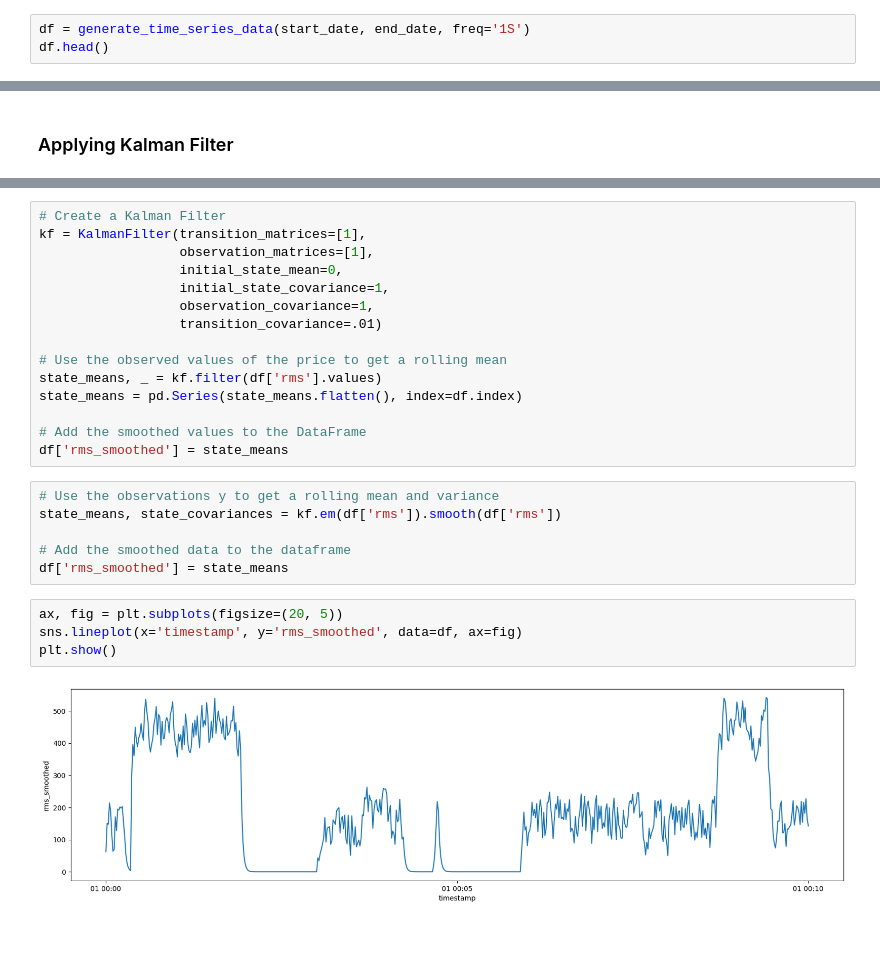
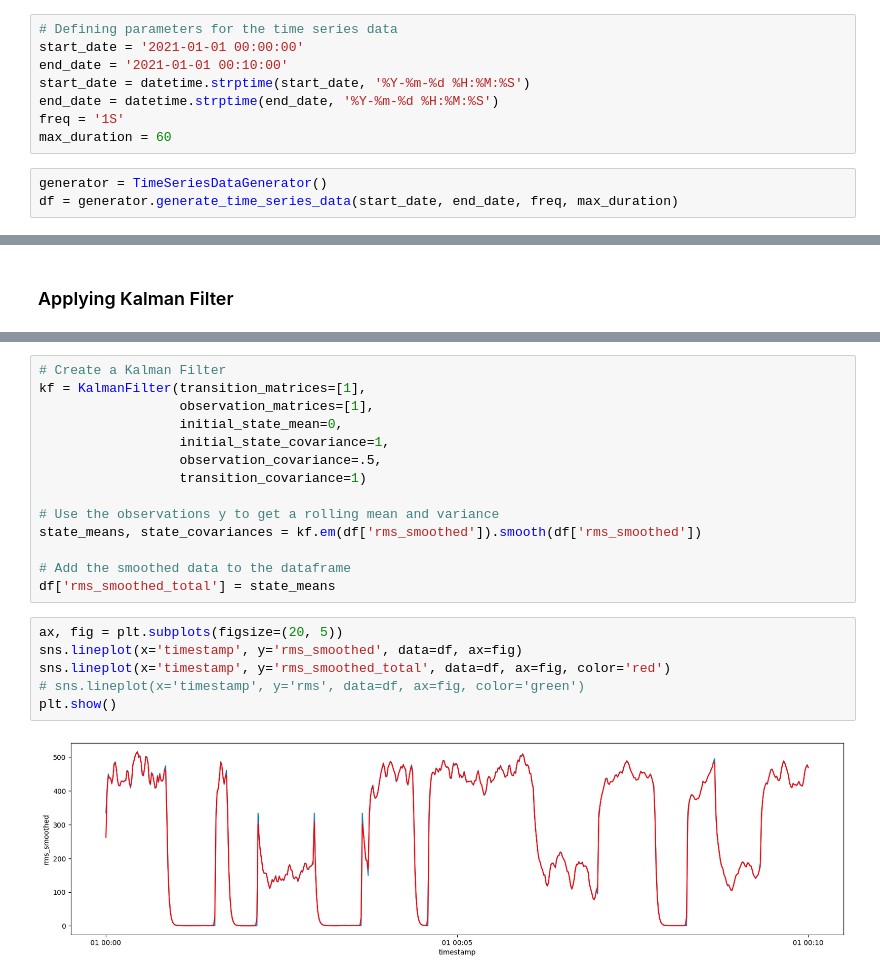
Before and after one commit to Danielwoodh/Time-Series-Data-Generation, a Jupyter notebook: EDA - 0.0.ipynb, the cells around one changed output, grey strips where cells are left out. Cells and saved outputs as stored; diff of their text form; blank space fills up the shorter version.

Commit message:
Time-series data generator /w KF, breaks when changing freq

```diff
--- a/EDA - 0.0.ipynb
+++ b/EDA - 0.0.ipynb
@@ -81,3 +19,11 @@ def generate_time_series_data(
+# %%
+# Defining parameters for the time series data
+start_date = '2021-01-01 00:00:00'
+end_date = '2021-01-01 00:10:00'
+start_date = datetime.strptime(start_date, '%Y-%m-%d %H:%M:%S')
+end_date = datetime.strptime(end_date, '%Y-%m-%d %H:%M:%S')
+freq = '1S'
+max_duration = 60
 # %%
-df = generate_time_series_data(start_date, end_date, freq='1S')
-df.head()
+generator = TimeSeriesDataGenerator()
+df = generator.generate_time_series_data(start_date, end_date, freq, max_duration)
@@ -104,24 +97,19 @@ kf = KalmanFilter(transition_matrices=[1],
                   observation_matrices=[1],
                   initial_state_mean=0,
                   initial_state_covariance=1,
-                  observation_covariance=1,
-                  transition_covariance=.01)
+                  observation_covariance=.5,
+                  transition_covariance=1)
 
-# Use the observed values of the price to get a rolling mean
-state_means, _ = kf.filter(df['rms'].values)
-state_means = pd.Series(state_means.flatten(), index=df.index)
+# Use the observations y to get a rolling mean and variance
+state_means, state_covariances = kf.em(df['rms_smoothed']).smooth(df['rms_smoothed'])
 
-# Add the smoothed values to the DataFrame
-df['rms_smoothed'] = state_means
+# Add the smoothed data to the dataframe
+df['rms_smoothed_total'] = state_means
-# %%
-# Use the observations y to get a rolling mean and variance
-state_means, state_covariances = kf.em(df['rms']).smooth(df['rms'])
-
-# Add the smoothed data to the dataframe
-df['rms_smoothed'] = state_means
 # %%
 ax, fig = plt.subplots(figsize=(20, 5))
 sns.lineplot(x='timestamp', y='rms_smoothed', data=df, ax=fig)
+sns.lineplot(x='timestamp', y='rms_smoothed_total', data=df, ax=fig, color='red')
+# sns.lineplot(x='timestamp', y='rms', data=df, ax=fig, color='green')
 plt.show()
 # %% [output]
-[figure, old version]
+[figure, new version]
```
Also changed, not shown: parts of 10 cells of this notebook, 1 other file.
